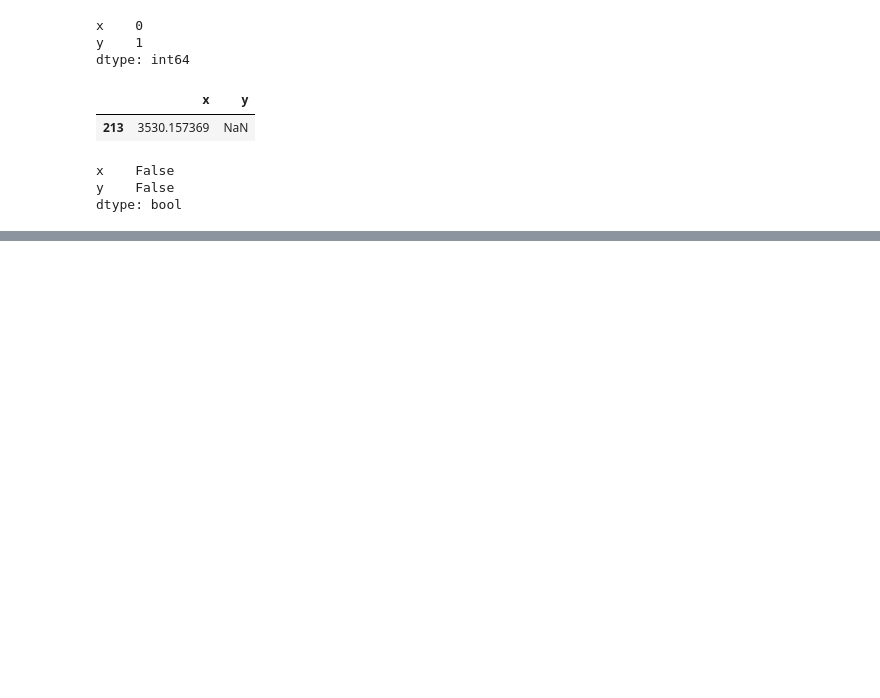
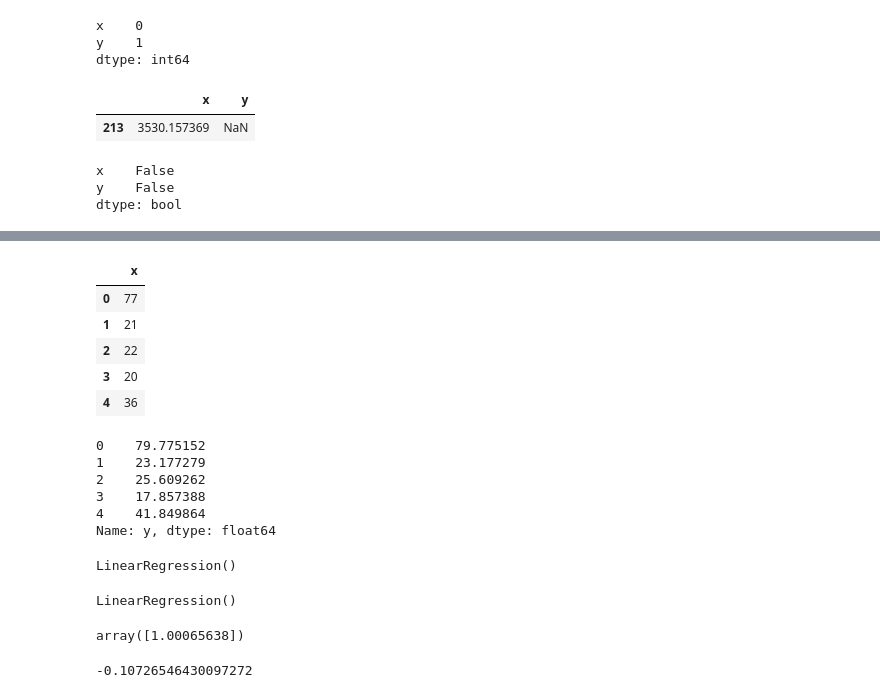
Before and after one commit to beginner-codes/project-ideas, a Jupyter notebook: solutions/linear-regression.ipynb, the cells around one changed output, grey strips where cells are left out. Drawn from its saved outputs; the diff is of its cells as text; code cells hidden in the pictures; blank space fills up the shorter version.

```diff
--- a/solutions/linear-regression.ipynb
+++ b/solutions/linear-regression.ipynb
@@ -74,0 +152,41 @@ There do not seem to be any outliers, the plot seems to linear in nature, and th
+# %%
+# Check head of testing features is correct
+X_test.head()
+# %% [output]
+|  | x |
+| 0 | 77 |
+| 1 | 21 |
+| 2 | 22 |
+| 3 | 20 |
+| 4 | 36 |
+# %%
+# Check head of testing targets is correct
+y_test.head()
+# %% [output]
+0    79.775152
+1    23.177279
+2    25.609262
+3    17.857388
+4    41.849864
+Name: y, dtype: float64
+# %%
+# Create the linear regression model object
+model = LinearRegression()
+model
+# %% [output]
+LinearRegression()
+# %%
+# Fit (train) the model with the training features and training targets
+model.fit(X_train, y_train)
+# %% [output]
+LinearRegression()
+# %%
+# After the model has been trained, what is the coefficient of the regression model
+model.coef_
+# %% [output]
+array([1.00065638])
+# %%
+# What about the intercept?
+model.intercept_
+# %% [output]
+-0.10726546430097272
```
Also changed, not shown: parts of 23 cells of this notebook.
